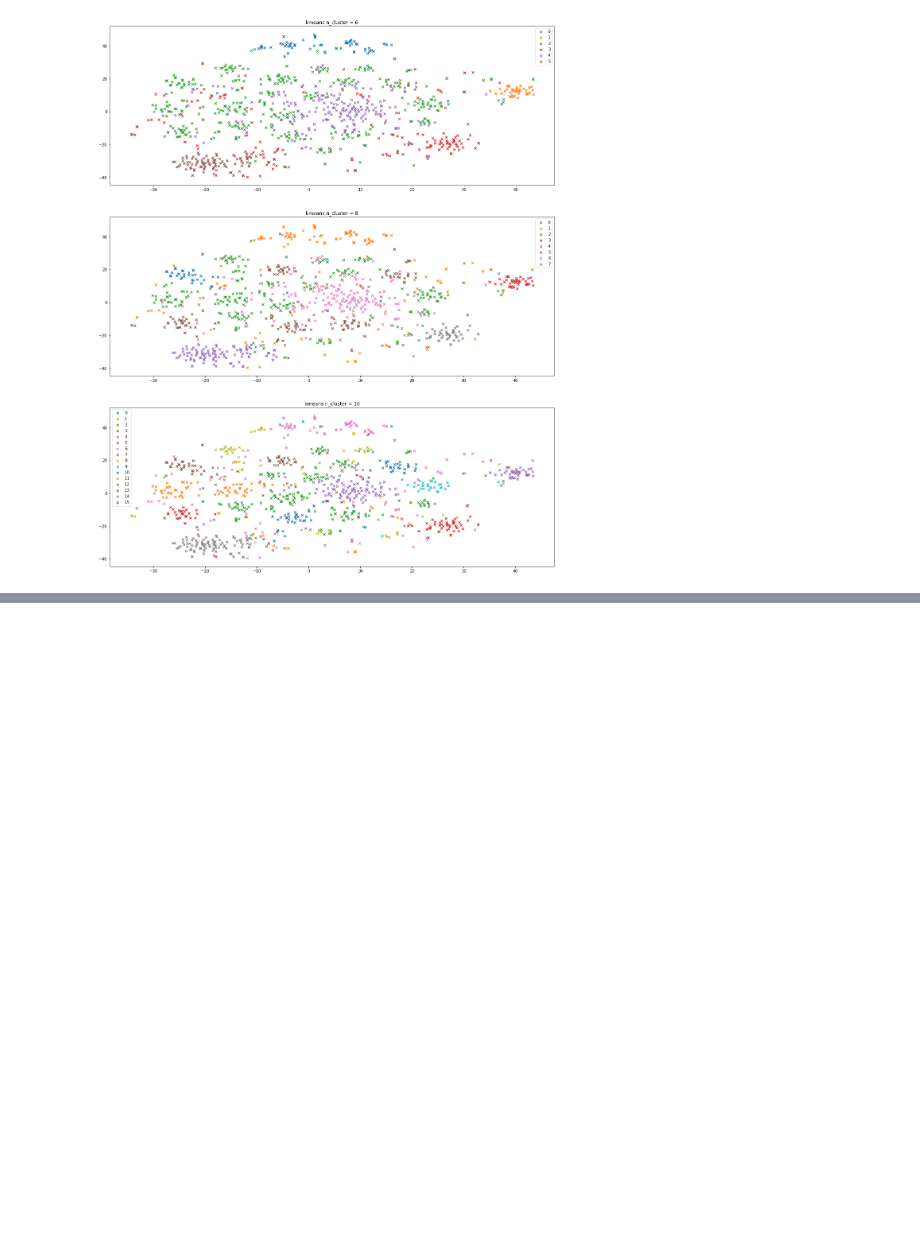
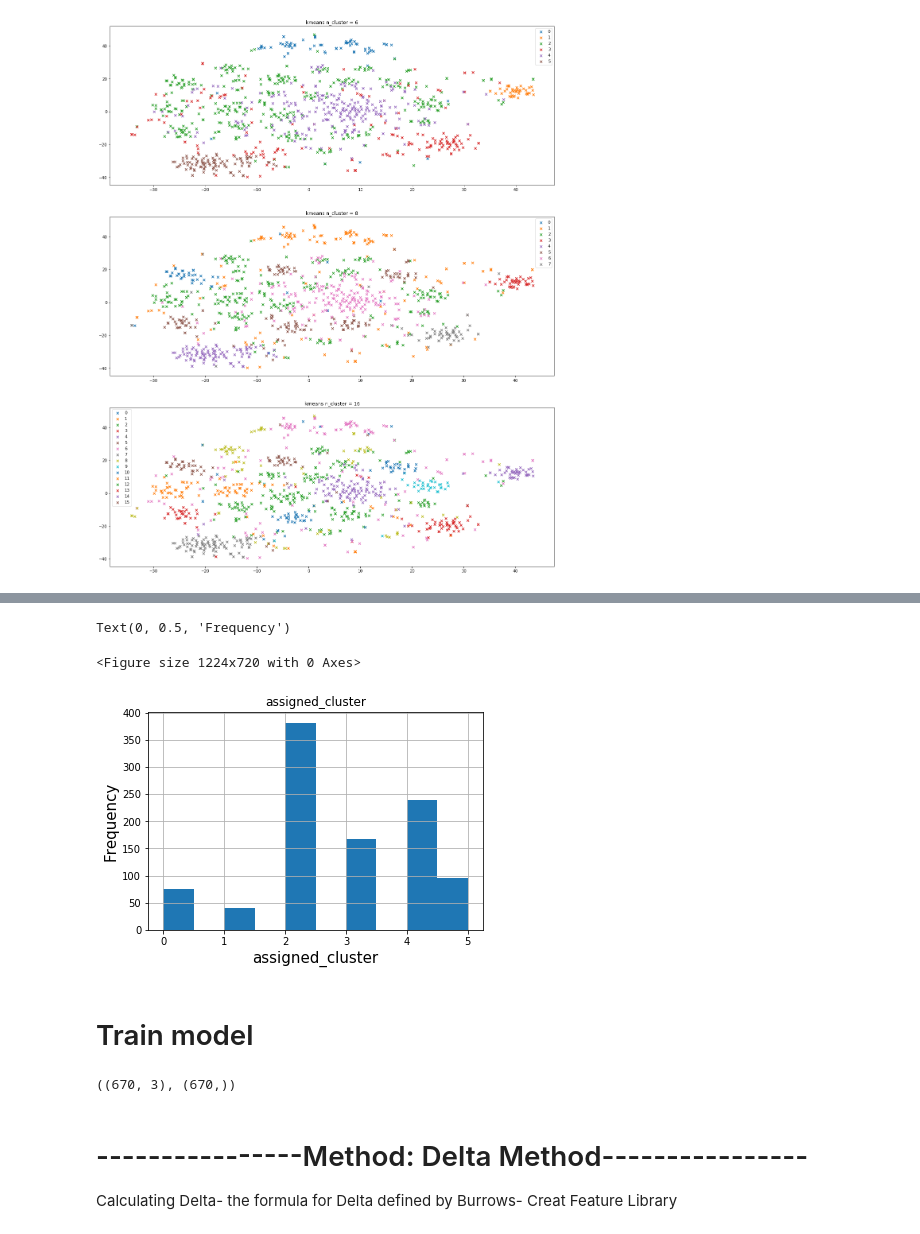
Before and after one commit to LuWang-zishuijing/ResumeClassifier, a Jupyter notebook: coding_test_on_1000p_data.ipynb, the cells around one changed output, grey strips where cells are left out. Drawn from its saved outputs; the diff is of its cells as text; code cells hidden in the pictures; blank space fills up the shorter version.

Commit message:
fit models and add temp branch

```diff
--- a/coding_test_on_1000p_data.ipynb
+++ b/coding_test_on_1000p_data.ipynb
@@ -318,0 +358,7 @@ cluster 1:
+# %%
+# clustering y
+assigned_cluster = kmeans_n6.transform(X_6).argmin(axis=1)
+# %%
+assigned_cluster_datasets = df_1000p.copy()
+# %%
+assigned_cluster_datasets['assigned_cluster'] = assigned_cluster
@@ -318,0 +374,11 @@ cluster 1:
+# %%
+fig=plt.figure(figsize=(17,10))
+assigned_cluster_datasets.hist(column="assigned_cluster")
+plt.xlabel("Smaple_Clusters",fontsize=15)
+plt.ylabel("Smaple Num of Clusters ",fontsize=15)
+# %% [output]
+Text(0, 0.5, 'Frequency')
+<Figure size 1224x720 with 0 Axes>
+[figure, added]
+# %% [markdown]
+# Train model
@@ -318,0 +392,7 @@ cluster 1:
+# %%
+X_train.shape, y_train.shape
+# %% [output]
+((670, 3), (670,))
+# %% [markdown]
+# ----------------Method:  Delta Method----------------
+Calculating Delta-  the formula for Delta defined by Burrows- Creat Feature Library
```
Also changed, not shown: parts of 28 cells of this notebook, 1 other file.
